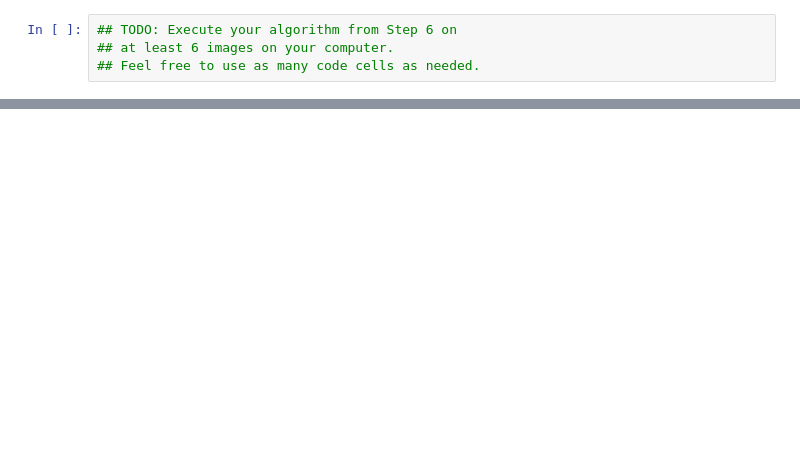
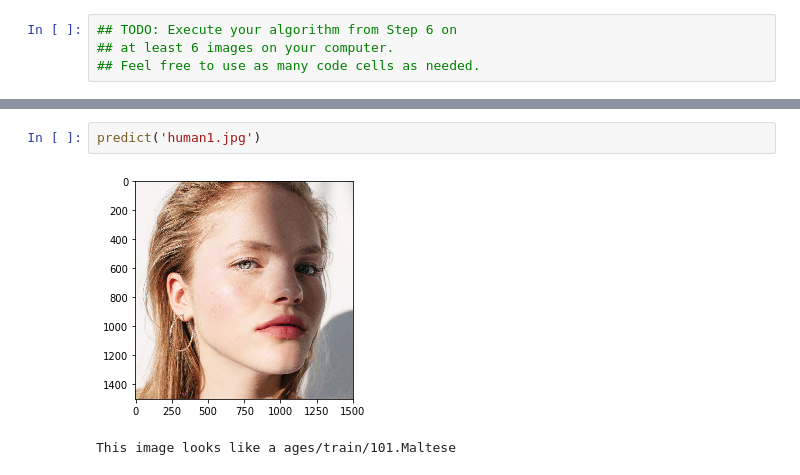
Before and after one commit to Akarapat/DS_Nanodegree_dog, a Jupyter notebook: dog_app.ipynb, the cells around one changed output, grey strips where cells are left out. Saved outputs shown, nothing was run; the diff lists cells and outputs as text; blank space fills up the shorter version.

```diff
--- a/dog_app.ipynb
+++ b/dog_app.ipynb
@@ -751,0 +790,5 @@ __Answer:__
+# %%
+predict('human1.jpg')
+# %% [output]
+[figure, added]
+This image looks like a ages/train/101.Maltese
```
Also changed, not shown: parts of 16 cells of this notebook, 4 other files.
